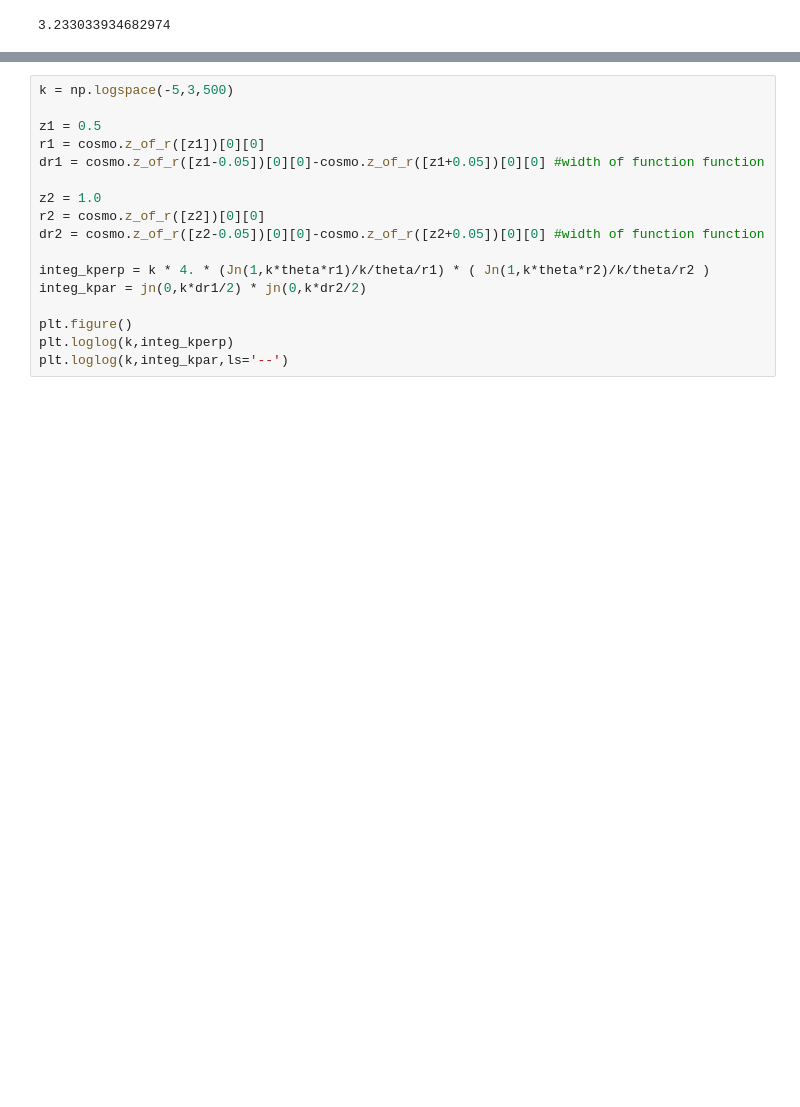
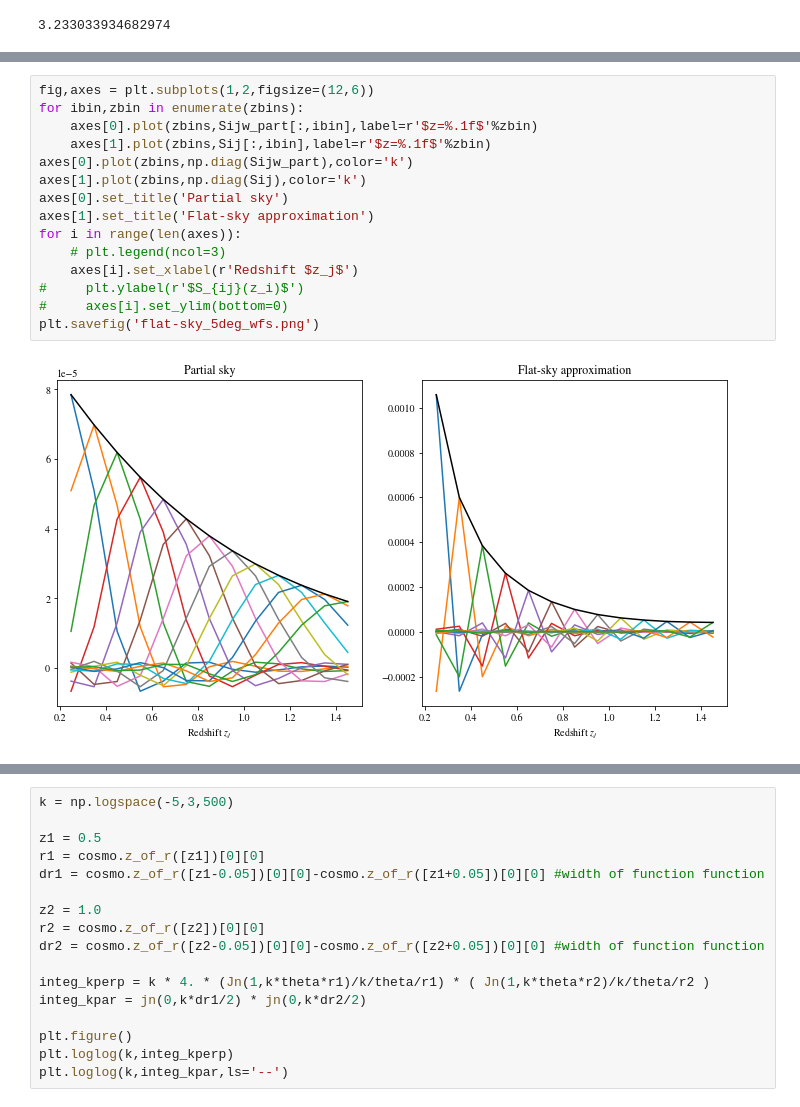
Before and after one commit to fabienlacasa/PySSC, a Jupyter notebook: Partsky_examples.ipynb, the cells around one changed output, grey strips where cells are left out. Drawn from its saved outputs; the diff is of its cells as text; blank space fills up the shorter version.

```diff
--- a/Partsky_examples.ipynb
+++ b/Partsky_examples.ipynb
@@ -985,0 +1020,17 @@ np.mean((np.diag(Sij)-np.diag(Sijw_part))/np.diag(Sijw_part))
+# %%
+fig,axes = plt.subplots(1,2,figsize=(12,6))
+for ibin,zbin in enumerate(zbins):
+    axes[0].plot(zbins,Sijw_part[:,ibin],label=r'$z=%.1f$'%zbin)
+    axes[1].plot(zbins,Sij[:,ibin],label=r'$z=%.1f$'%zbin)
+axes[0].plot(zbins,np.diag(Sijw_part),color='k')
+axes[1].plot(zbins,np.diag(Sij),color='k')
+axes[0].set_title('Partial sky')
+axes[1].set_title('Flat-sky approximation')
+for i in range(len(axes)):
+    # plt.legend(ncol=3)
+    axes[i].set_xlabel(r'Redshift $z_j$')
+#     plt.ylabel(r'$S_{ij}(z_i)$')
+#     axes[i].set_ylim(bottom=0)
+plt.savefig('flat-sky_5deg_wfs.png')
+# %% [output]
+[figure, added]
```
Also changed, not shown: parts of 6 cells of this notebook, 1 other file.
